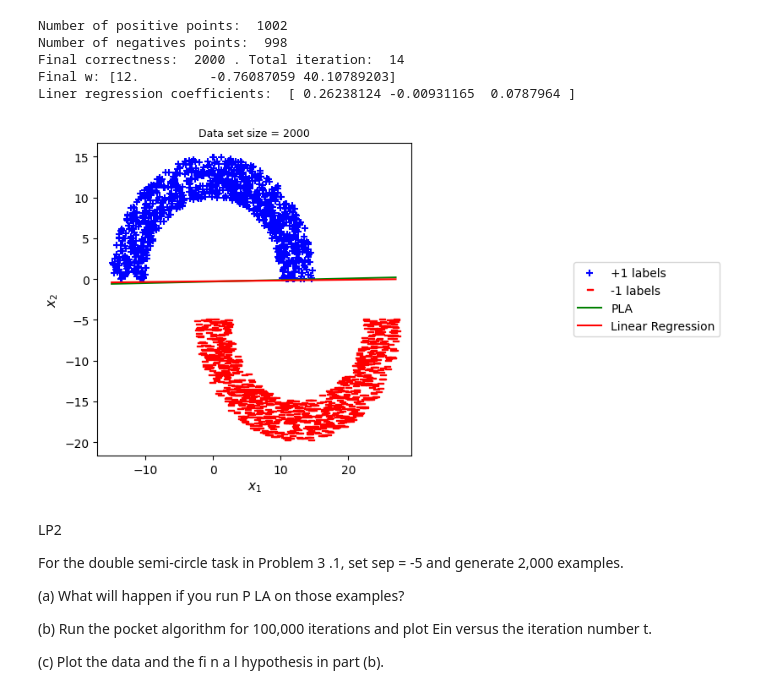
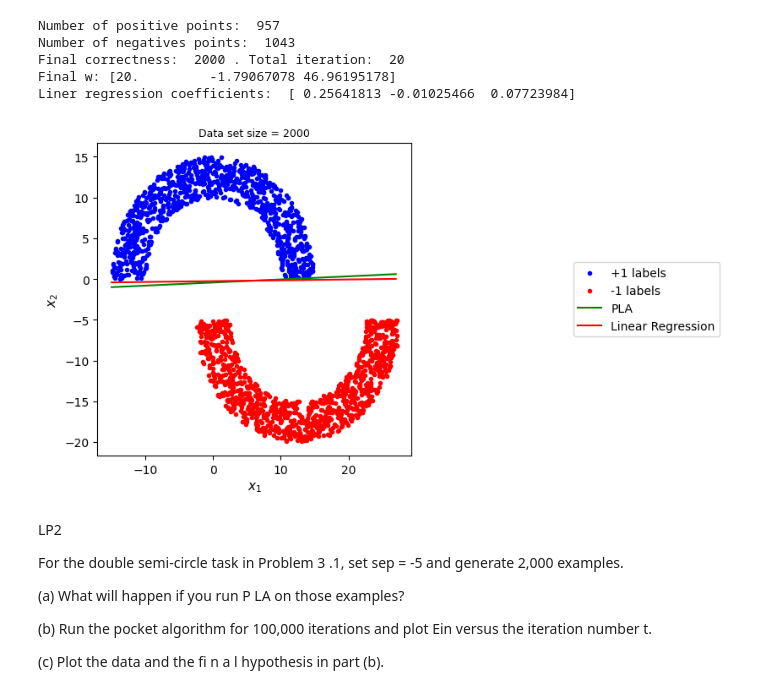
Before and after one commit to nsk20/CMPE257-Fall23-ShyamKumar-Nalluri, a Jupyter notebook: Task_2.ipynb, the cells around one changed output. Saved outputs shown, nothing was run; the diff lists cells and outputs as text; code cells hidden in the pictures.

```diff
--- a/Task_2.ipynb
+++ b/Task_2.ipynb
@@ -14,9 +12,0 @@ import matplotlib.pyplot as plt
-# %%
-N = 2000
-max_v = 10000
-rad, thk = 10, 5
-sep = 5
-eta = 1
-use_adaline=False
-maxit = 1000
-dim = 2
@@ -22,0 +63,17 @@ dim = 2
+# %%
+
+N=2000
+top,bottom = generatedata(rad,thk,sep,N)
+
+# Create DataFrame
+df = pd.DataFrame({'x0': [1] * len(top + bottom),
+                   'x1': [point[0] for point in top + bottom],
+                   'x2': [point[1] for point in top + bottom],
+                   'y': [1.0] * len(top) + [-1.0] * len(bottom)})
+
+df.info()
+print(df)
+
+# Visualize the data
+plt.scatter(df['x1'], df['x2'], c=df['y'], s=1)
+plt.show()
@@ -138,48 +178,43 @@ def plot_data_hypothesis(df, xs, hypotheses, des_s):
               loc='center right', bbox_to_anchor=(legend_x, legend_y))
     plt.show()
 # %%
-radiuses, radians = generate_random_ring(N, rad, rad+thk, max_v)
-xs, ys, signs = move_bottom_ring_and_assign(radiuses, radians, rad + thk/2.0, -sep)
-df = pd.DataFrame({'x1':xs.flatten(), 'x2':ys.flatten(), 'y':signs.flatten()})
-df['x0'] = 1
-df = df[['x0','x1','x2','y']]
 positives = df.loc[df['y']==1]
 negatives = df.loc[df['y']==-1]
 
 figsize = plt.figaspect(1)
 f, ax = plt.subplots(1, 1, figsize=figsize)
 
-ps = ax.scatter(positives[['x1']].values, positives[['x2']].values, marker='+', c= 'b', label='+1 labels')
-ns = ax.scatter(negatives[['x1']].values, negatives[['x2']].values, marker=r'$-$', c= 'r', label='-1 labels')
+ps = ax.scatter(positives[['x1']].values, positives[['x2']].values, marker='.', c= 'b', label='+1 labels')
+ns = ax.scatter(negatives[['x1']].values, negatives[['x2']].values, marker=r'.', c= 'r', label='-1 labels')
 print('Number of positive points: ', len(positives))
 print('Number of negatives points: ', len(negatives))
 
-norm_g, num_its, _ = perceptron(df.values, dim, maxit, use_adaline, eta, randomize=False, print_out = True)
+norm_g, num_its, _ = perceptron(df.values, randomize=False, print_out = True)
 x1 = np.arange(-(rad+thk), (rad+thk)+rad + thk/2)
 norm_g = norm_g/norm_g[-1]
 hypothesis = ax.plot(x1, -(norm_g[0]+norm_g[1]*x1), c = 'g', label='Final Hypothesis')
 
 w_lin = linear_regression(df[['x0','x1','x2']].values, df['y'].values)
 print('Liner regression coefficients: ', w_lin)
 linear = ax.plot(x1, -(w_lin[0]+w_lin[1]*x1), c = 'r', label='Linear Regression')
 
 ax.set_ylabel(r"$x_2$", fontsize=11)
 ax.set_xlabel(r"$x_1$", fontsize=11)
 ax.set_title('Data set size = %s'%N, fontsize=9)
 ax.axis('tight')
 legend_x = 2.0
 legend_y = 0.5
 ax.legend(['+1 labels', '-1 labels', 'PLA', 'Linear Regression'],
           loc='center right', bbox_to_anchor=(legend_x, legend_y))
 #ax.set_ylim(bottom=lb, top=ub)
 plt.show()
 # %% [output]
-Number of positive points:  1002
-Number of negatives points:  998
-Final correctness:  2000 . Total iteration:  14
-Final w: [12.         -0.76087059 40.10789203]
-Liner regression coefficients:  [ 0.26238124 -0.00931165  0.0787964 ]
+Number of positive points:  957
+Number of negatives points:  1043
+Final correctness:  2000 . Total iteration:  20
+Final w: [20.         -1.79067078 46.96195178]
+Liner regression coefficients:  [ 0.25641813 -0.01025466  0.07723984]
-[figure, old version]
+[figure, new version]
 # %% [markdown]
 LP2
 
```
Also changed, not shown: parts of 13 cells of this notebook.
